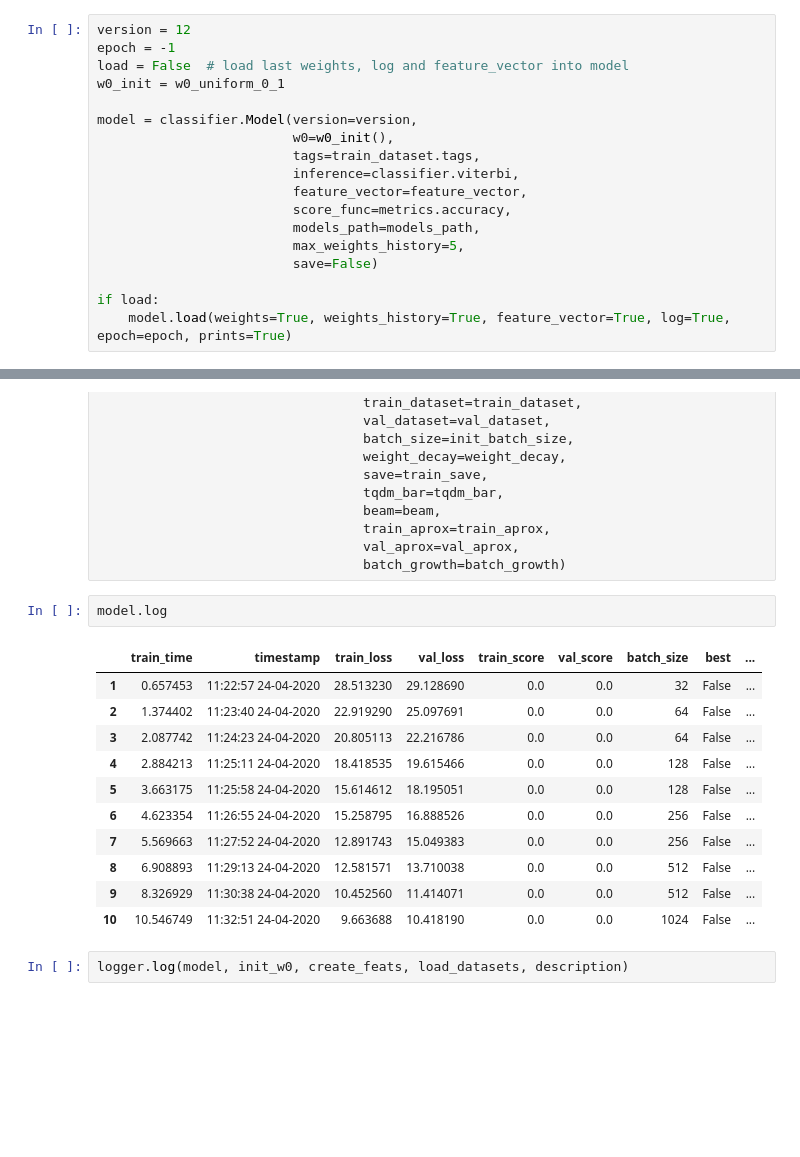
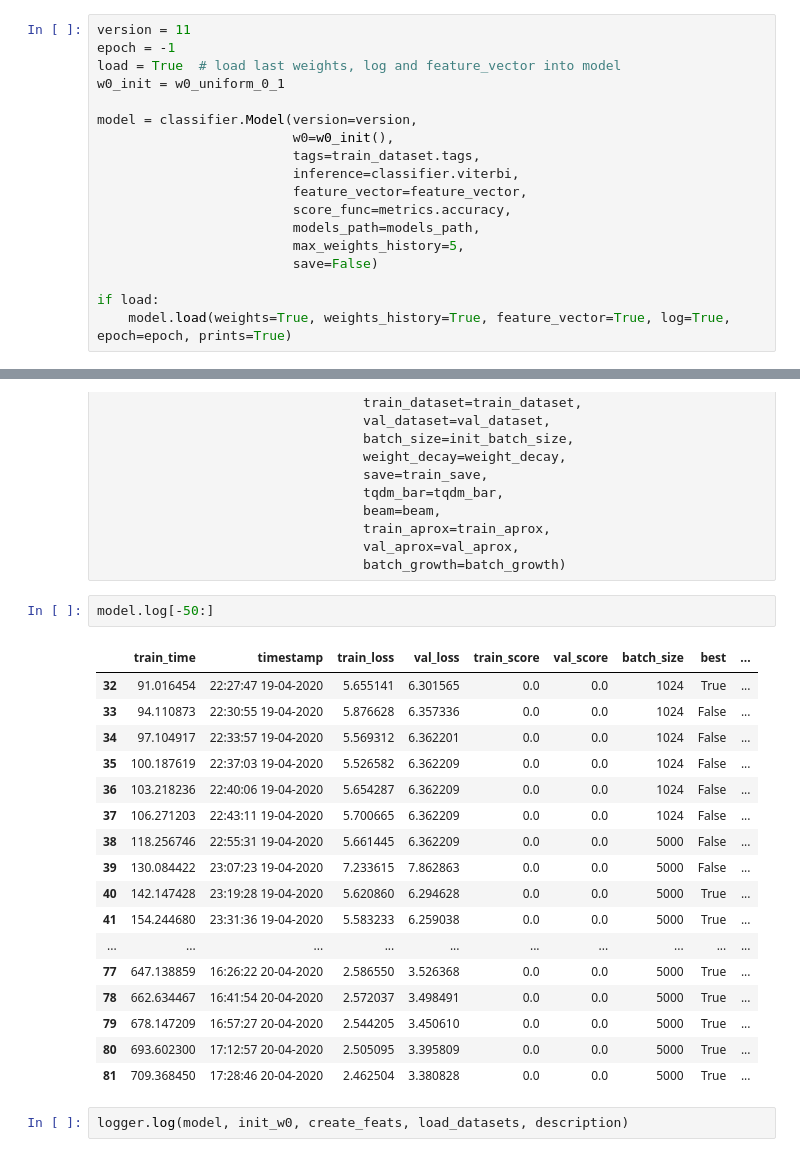
Before and after one commit to matansudry/MEMM_Part_of_Speech_Tagging, a Jupyter notebook: main.ipynb, the cells around one changed output, grey strips where cells are left out. Saved outputs shown, nothing was run; the diff lists cells and outputs as text; blank space fills up the shorter version.

```diff
--- a/main.ipynb
+++ b/main.ipynb
@@ -121,9 +137,9 @@ def w0_xavier():
 def w0_zero():
     return np.zeros(len(feature_vector)).astype(np.float32)
 # %%
-version = 12
+version = 11
 epoch = -1
-load = False  # load last weights, log and feature_vector into model
+load = True  # load last weights, log and feature_vector into model
 w0_init = w0_uniform_0_1
 
 model = classifier.Model(version=version,
@@ -162,19 +188,25 @@ v_min, f_min, d_min = model.train(epochs=epochs,
                                   val_aprox=val_aprox,
                                   batch_growth=batch_growth)
 # %%
-model.log
+model.log[-50:]
 # %% [output]
 |  | train_time | timestamp | train_loss | val_loss | train_score | val_score | batch_size | best | ... |
-| 1 | 0.657453 | 11:22:57 24-04-2020 | 28.513230 | 29.128690 | 0.0 | 0.0 | 32 | False | ... |
-| 2 | 1.374402 | 11:23:40 24-04-2020 | 22.919290 | 25.097691 | 0.0 | 0.0 | 64 | False | ... |
-| 3 | 2.087742 | 11:24:23 24-04-2020 | 20.805113 | 22.216786 | 0.0 | 0.0 | 64 | False | ... |
-| 4 | 2.884213 | 11:25:11 24-04-2020 | 18.418535 | 19.615466 | 0.0 | 0.0 | 128 | False | ... |
-| 5 | 3.663175 | 11:25:58 24-04-2020 | 15.614612 | 18.195051 | 0.0 | 0.0 | 128 | False | ... |
-| 6 | 4.623354 | 11:26:55 24-04-2020 | 15.258795 | 16.888526 | 0.0 | 0.0 | 256 | False | ... |
-| 7 | 5.569663 | 11:27:52 24-04-2020 | 12.891743 | 15.049383 | 0.0 | 0.0 | 256 | False | ... |
-| 8 | 6.908893 | 11:29:13 24-04-2020 | 12.581571 | 13.710038 | 0.0 | 0.0 | 512 | False | ... |
-| 9 | 8.326929 | 11:30:38 24-04-2020 | 10.452560 | 11.414071 | 0.0 | 0.0 | 512 | False | ... |
-| 10 | 10.546749 | 11:32:51 24-04-2020 | 9.663688 | 10.418190 | 0.0 | 0.0 | 1024 | False | ... |
+| 32 | 91.016454 | 22:27:47 19-04-2020 | 5.655141 | 6.301565 | 0.0 | 0.0 | 1024 | True | ... |
+| 33 | 94.110873 | 22:30:55 19-04-2020 | 5.876628 | 6.357336 | 0.0 | 0.0 | 1024 | False | ... |
+| 34 | 97.104917 | 22:33:57 19-04-2020 | 5.569312 | 6.362201 | 0.0 | 0.0 | 1024 | False | ... |
+| 35 | 100.187619 | 22:37:03 19-04-2020 | 5.526582 | 6.362209 | 0.0 | 0.0 | 1024 | False | ... |
+| 36 | 103.218236 | 22:40:06 19-04-2020 | 5.654287 | 6.362209 | 0.0 | 0.0 | 1024 | False | ... |
+| 37 | 106.271203 | 22:43:11 19-04-2020 | 5.700665 | 6.362209 | 0.0 | 0.0 | 1024 | False | ... |
+| 38 | 118.256746 | 22:55:31 19-04-2020 | 5.661445 | 6.362209 | 0.0 | 0.0 | 5000 | False | ... |
+| 39 | 130.084422 | 23:07:23 19-04-2020 | 7.233615 | 7.862863 | 0.0 | 0.0 | 5000 | False | ... |
+| 40 | 142.147428 | 23:19:28 19-04-2020 | 5.620860 | 6.294628 | 0.0 | 0.0 | 5000 | True | ... |
+| 41 | 154.244680 | 23:31:36 19-04-2020 | 5.583233 | 6.259038 | 0.0 | 0.0 | 5000 | True | ... |
+| ... | ... | ... | ... | ... | ... | ... | ... | ... | ... |
+| 77 | 647.138859 | 16:26:22 20-04-2020 | 2.586550 | 3.526368 | 0.0 | 0.0 | 5000 | True | ... |
+| 78 | 662.634467 | 16:41:54 20-04-2020 | 2.572037 | 3.498491 | 0.0 | 0.0 | 5000 | True | ... |
+| 79 | 678.147209 | 16:57:27 20-04-2020 | 2.544205 | 3.450610 | 0.0 | 0.0 | 5000 | True | ... |
+| 80 | 693.602300 | 17:12:57 20-04-2020 | 2.505095 | 3.395809 | 0.0 | 0.0 | 5000 | True | ... |
+| 81 | 709.368450 | 17:28:46 20-04-2020 | 2.462504 | 3.380828 | 0.0 | 0.0 | 5000 | True | ... |
 # %%
 logger.log(model, init_w0, create_feats, load_datasets, description)
 # %%
```
Also changed, not shown: parts of 5 cells of this notebook, 11 other files.
